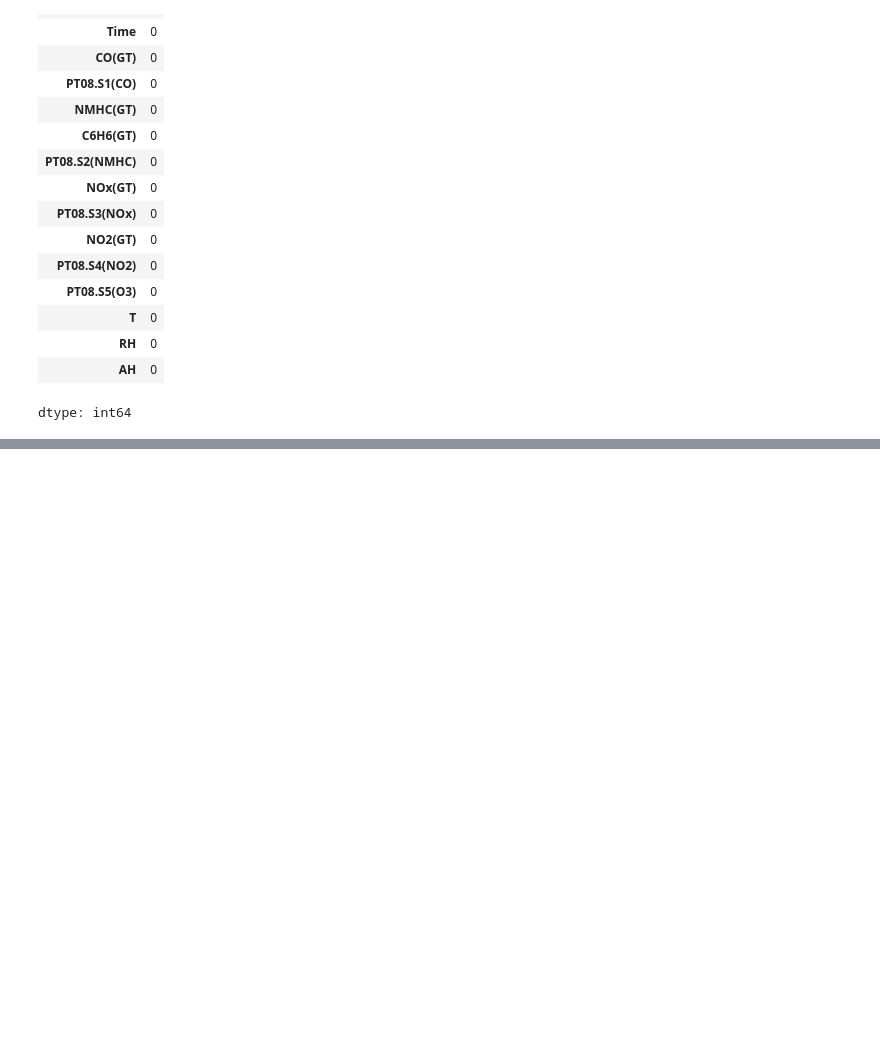
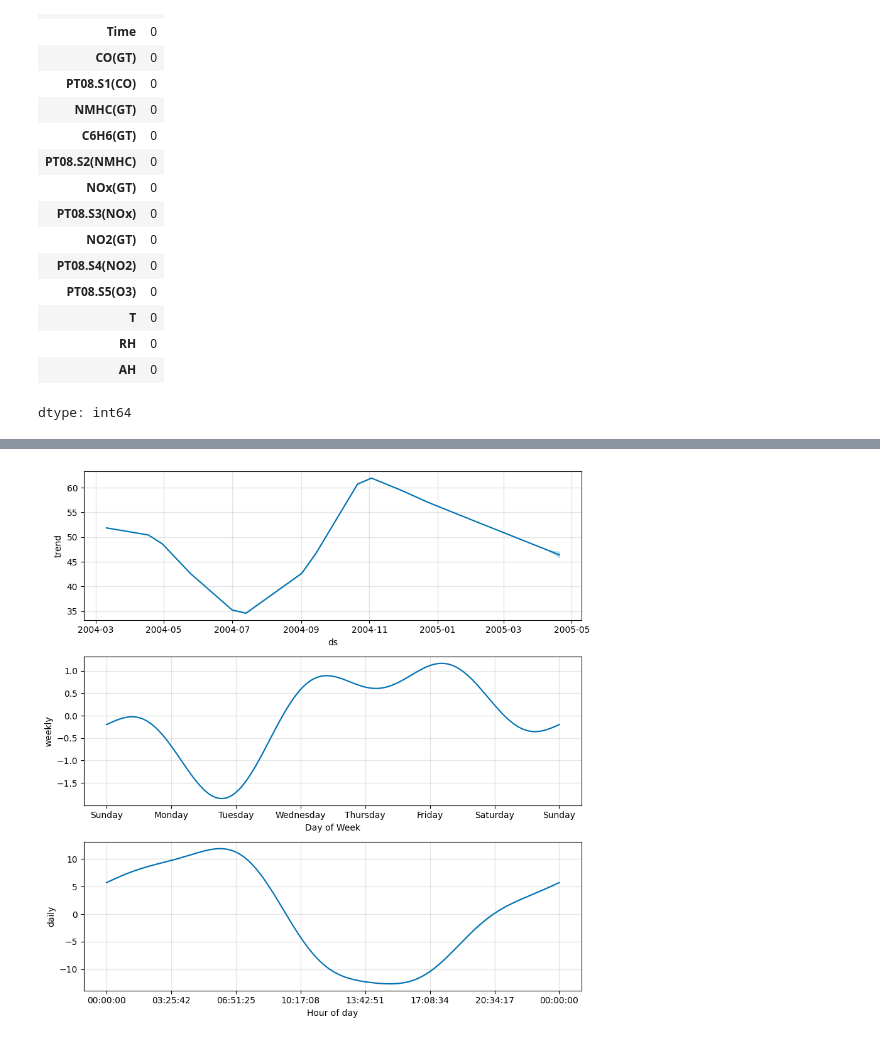
Before and after one commit to Soumadip-das-003/Air-Quality-Index-AQI-Prediction-using-Python-and-Machine-Learning, a Jupyter notebook: Air_Quality_Index_Prediction.ipynb, the cells around one changed output, grey strips where cells are left out. Drawn from its saved outputs; the diff is of its cells as text; code cells hidden in the pictures; blank space fills up the shorter version.

```diff
--- a/Air_Quality_Index_Prediction.ipynb
+++ b/Air_Quality_Index_Prediction.ipynb
@@ -257,0 +416,4 @@ dtype: int64
+# %%
+fig2 =model.plot_components(forecast)
+# %% [output]
+[figure, added]
```
Also changed, not shown: parts of 23 cells of this notebook.
